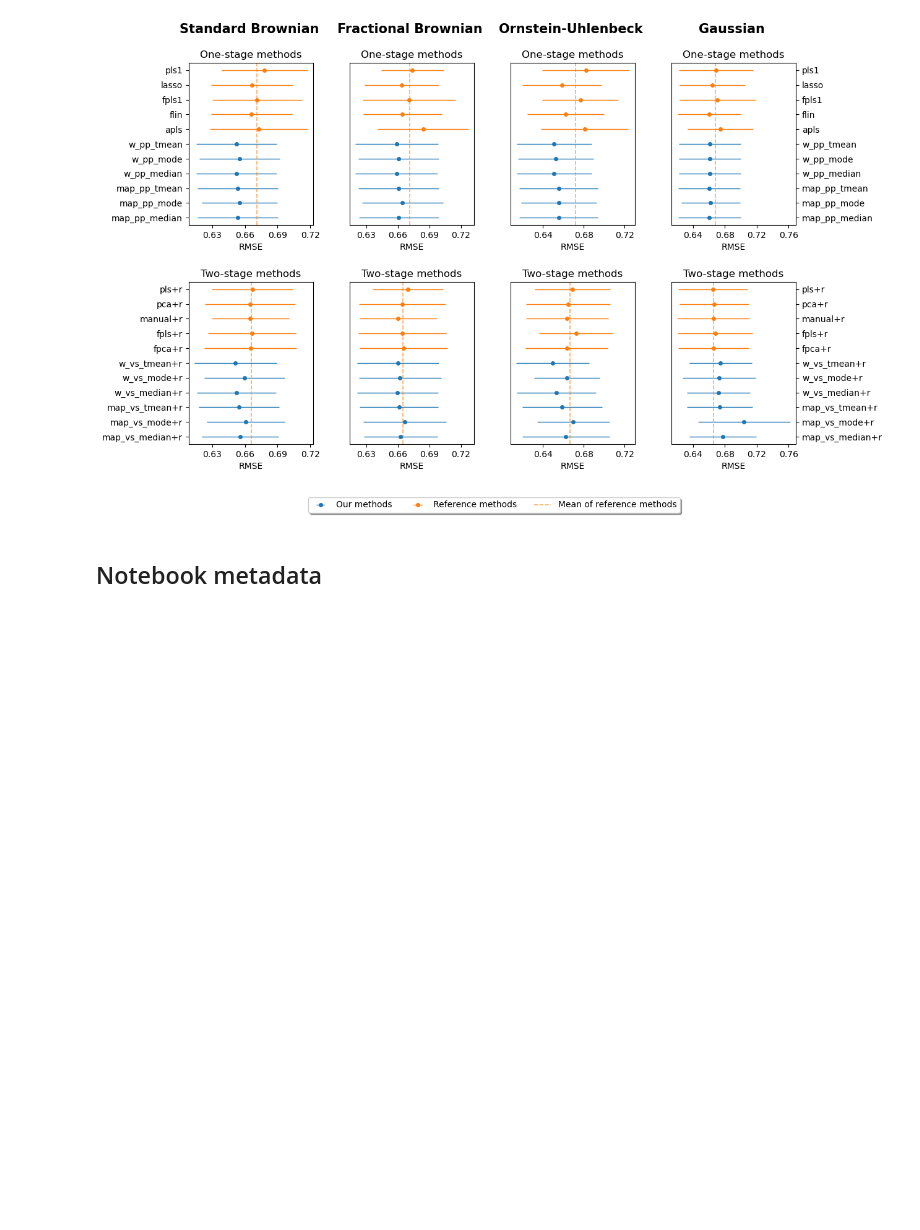
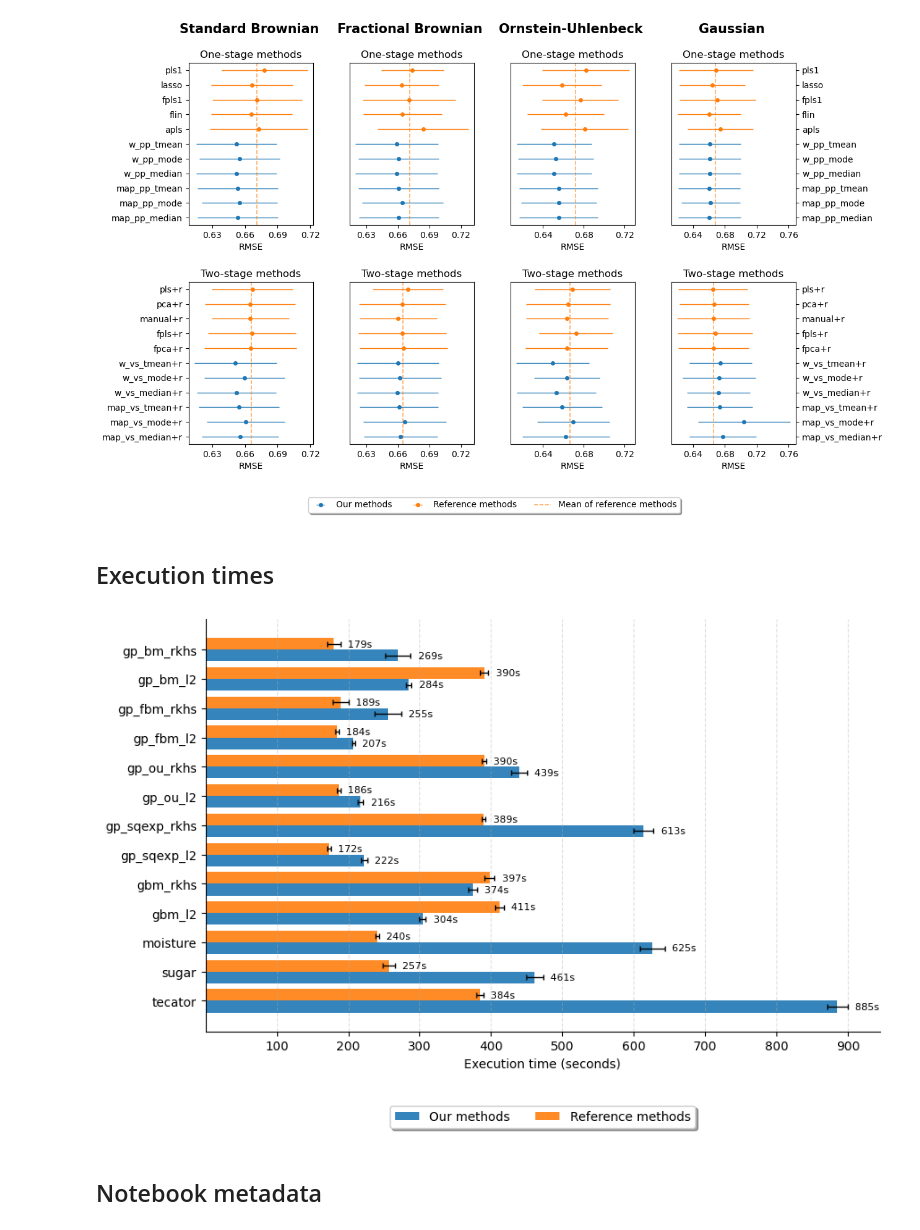
Before and after one commit to antcc/rk-bfr-jump, a Jupyter notebook: demo_results_analysis.ipynb, the cells around one changed output. Saved outputs shown, nothing was run; the diff lists cells and outputs as text; code cells hidden in the pictures; blank space fills up the shorter version.

Commit message:
Add info on execution times

```diff
--- a/demo_results_analysis.ipynb
+++ b/demo_results_analysis.ipynb
@@ -26,10 +23,9 @@ BLUE, ORANGE, RED = "tab:blue", "tab:orange", "tab:red"
 # %%
 # -- Global configuration
 
-DIR_EXPERIMENTS = "results/scores/linear/lambda_3/"
 SAVE_FIG = False  # Save format is .pdf
-SAVE_FIG_LATEX_PREAMBLE = "Preprint"  # Bayesian or Preprint
-DIR_SAVE = "results/figures/linear/lambda_3/"
+SAVE_FIG_LATEX_PREAMBLE = "Bayesian"  # Bayesian or Preprint
+DIR_SAVE = "results/scores/linear/lambda_3/"
 FONT_SIZE_LATEX = 15  # Font size for saved figures
 # %%
 # -- Set matplotlib parameters
@@ -726,3 +727,5 @@ plot_data_all(
 # %% [output]
 --> Linear L2 <--
 [figure]
+# %% [markdown]
+## Execution times
@@ -729,3 +829,9 @@ plot_data_all(
+# %%
+PATH_TIMES = "results/scores/linear/execution_times.csv"
+kind = "linear" if "linear" in PATH_TIMES else "logistic"  # 'linear' or 'logistic'
+plot_execution_times(PATH_TIMES, kind, save=SAVE_FIG)
+# %% [output]
+[figure, added]
 # %% [markdown]
 ## Notebook metadata
 # %%
```
Also changed, not shown: parts of 7 cells of this notebook, 3 other files.
